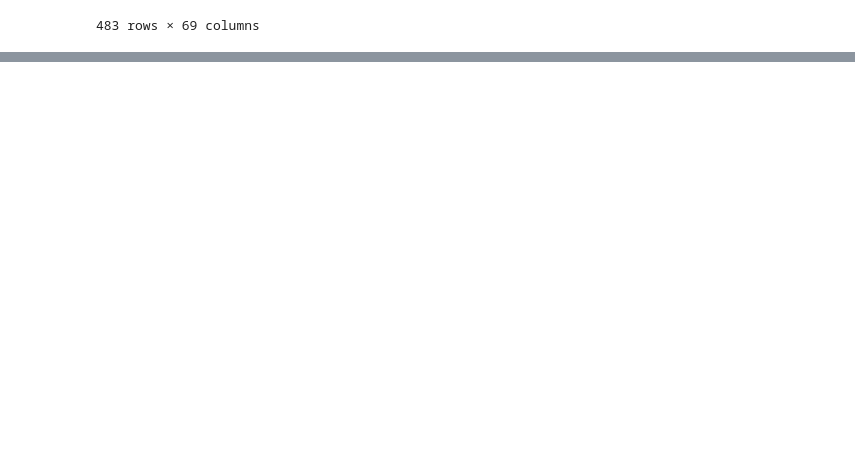
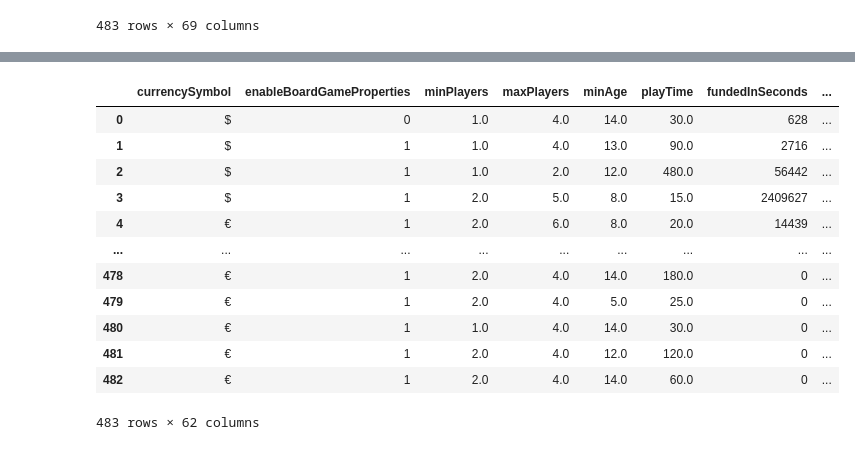
Before and after one commit to jjongseon/Asac-project, a Jupyter notebook: 01_Src/processed/final_processed.ipynb, the cells around one changed output, grey strips where cells are left out. Drawn from its saved outputs; the diff is of its cells as text; code cells hidden in the pictures; blank space fills up the shorter version.

```diff
--- a/01_Src/processed/final_processed.ipynb
+++ b/01_Src/processed/final_processed.ipynb
@@ -40,0 +88,12 @@ df
+# %%
+drop_list =['projectID','backersCount', 'phaseLabel', 'isFeatured', 'installmentMinPayment', 'hasLimitedStock', 'productCanBePurchased']
+bool_list= ['enableBoardGameProperties','isDiscounted']
+
+df.drop(columns=drop_list,inplace=True)
+df[bool_list] = df[bool_list].astype(int)
+# %%
+# minplayers, maxplayers, minage, playtime
+df['minPlayers'] = df['minPlayers'].fillna(1)
+df['maxPlayers'] = df['maxPlayers'].fillna(4)
+df['minAge'] = df['minAge'].fillna(14)
+df['playTime'] = df['playTime'].fillna(30)
@@ -40,0 +120,19 @@ df
+# %%
+target_cols = df.loc[:, 'creator_id_0':'Shipping / Price / Tax_1'].columns
+df[target_cols] = df[target_cols].fillna(0)
+# %%
+df
+# %% [output]
+|  | currencySymbol | enableBoardGameProperties | minPlayers | maxPlayers | minAge | playTime | fundedInSeconds | ... |
+| 0 | $ | 0 | 1.0 | 4.0 | 14.0 | 30.0 | 628 | ... |
+| 1 | $ | 1 | 1.0 | 4.0 | 13.0 | 90.0 | 2716 | ... |
+| 2 | $ | 1 | 1.0 | 2.0 | 12.0 | 480.0 | 56442 | ... |
+| 3 | $ | 1 | 2.0 | 5.0 | 8.0 | 15.0 | 2409627 | ... |
+| 4 | € | 1 | 2.0 | 6.0 | 8.0 | 20.0 | 14439 | ... |
+| ... | ... | ... | ... | ... | ... | ... | ... | ... |
+| 478 | € | 1 | 2.0 | 4.0 | 14.0 | 180.0 | 0 | ... |
+| 479 | € | 1 | 2.0 | 4.0 | 5.0 | 25.0 | 0 | ... |
+| 480 | € | 1 | 1.0 | 4.0 | 14.0 | 30.0 | 0 | ... |
+| 481 | € | 1 | 2.0 | 4.0 | 12.0 | 120.0 | 0 | ... |
+| 482 | € | 1 | 2.0 | 4.0 | 14.0 | 60.0 | 0 | ... |
+483 rows × 62 columns
```
Also changed, not shown: parts of 12 cells of this notebook, 1 other file.
